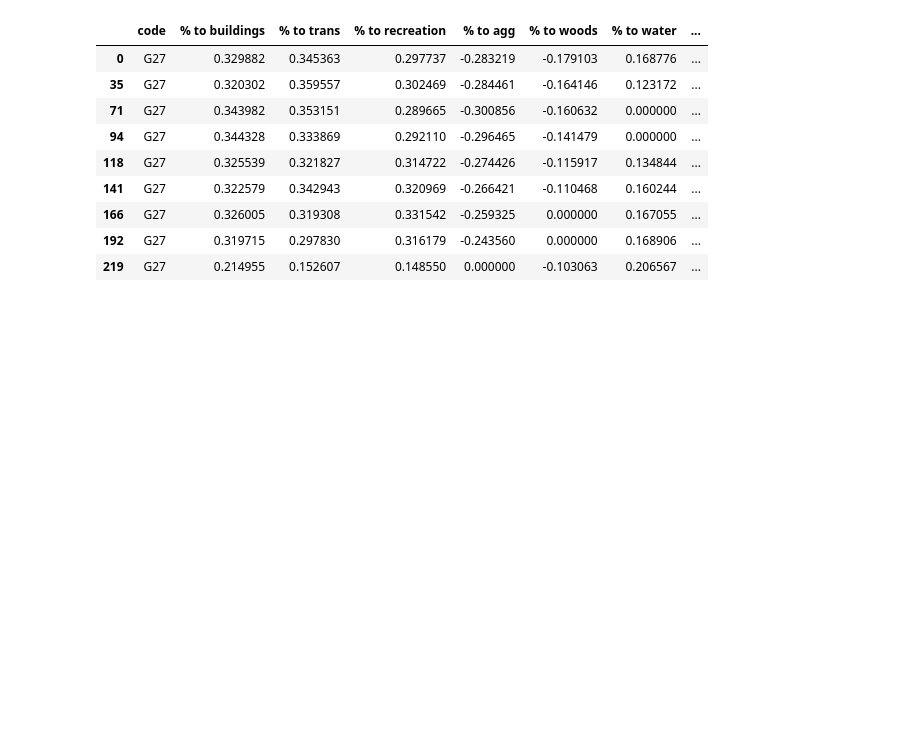
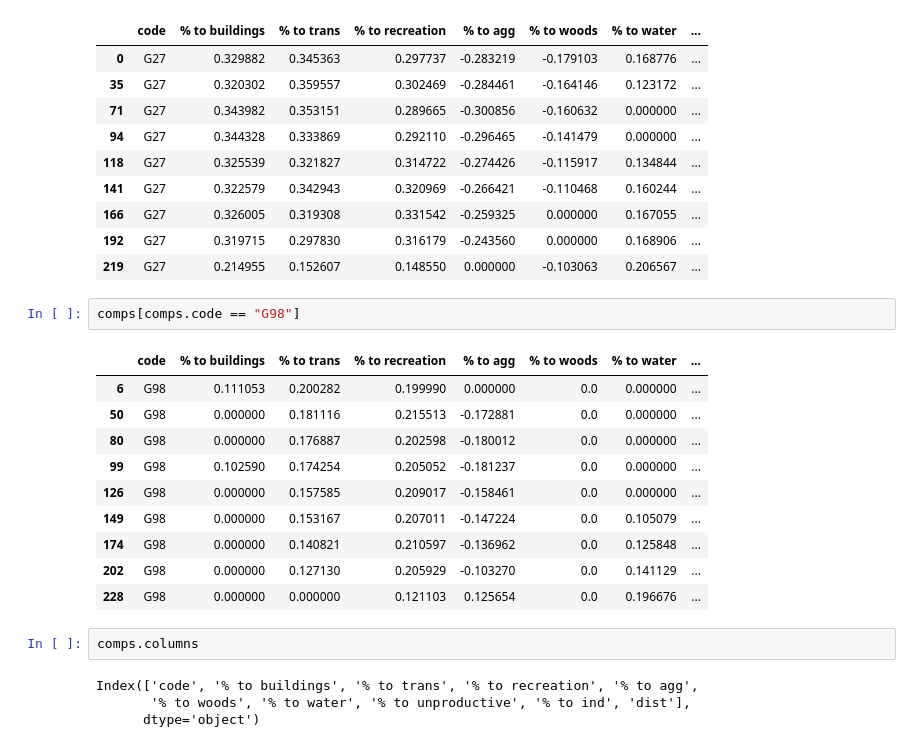
Before and after one commit to hammerdirt-analyst/landuse, a Jupyter notebook: land_use_1500_10000.ipynb, the cells around one changed output. Cells and saved outputs as stored; diff of their text form; blank space fills up the shorter version.

```diff
--- a/land_use_1500_10000.ipynb
+++ b/land_use_1500_10000.ipynb
@@ -935,3 +940,22 @@ comps[comps.code == "G27"]
 | 166 | G27 | 0.326005 | 0.319308 | 0.331542 | -0.259325 | 0.000000 | 0.167055 | ... |
 | 192 | G27 | 0.319715 | 0.297830 | 0.316179 | -0.243560 | 0.000000 | 0.168906 | ... |
 | 219 | G27 | 0.214955 | 0.152607 | 0.148550 | 0.000000 | -0.103063 | 0.206567 | ... |
+# %%
+comps[comps.code == "G98"]
+# %% [output]
+|  | code | % to buildings | % to trans | % to recreation | % to agg | % to woods | % to water | ... |
+| 6 | G98 | 0.111053 | 0.200282 | 0.199990 | 0.000000 | 0.0 | 0.000000 | ... |
+| 50 | G98 | 0.000000 | 0.181116 | 0.215513 | -0.172881 | 0.0 | 0.000000 | ... |
+| 80 | G98 | 0.000000 | 0.176887 | 0.202598 | -0.180012 | 0.0 | 0.000000 | ... |
+| 99 | G98 | 0.102590 | 0.174254 | 0.205052 | -0.181237 | 0.0 | 0.000000 | ... |
+| 126 | G98 | 0.000000 | 0.157585 | 0.209017 | -0.158461 | 0.0 | 0.000000 | ... |
+| 149 | G98 | 0.000000 | 0.153167 | 0.207011 | -0.147224 | 0.0 | 0.105079 | ... |
+| 174 | G98 | 0.000000 | 0.140821 | 0.210597 | -0.136962 | 0.0 | 0.125848 | ... |
+| 202 | G98 | 0.000000 | 0.127130 | 0.205929 | -0.103270 | 0.0 | 0.141129 | ... |
+| 228 | G98 | 0.000000 | 0.000000 | 0.121103 | 0.125654 | 0.0 | 0.196676 | ... |
+# %%
+comps.columns
+# %% [output]
+Index(['code', '% to buildings', '% to trans', '% to recreation', '% to agg',
+       '% to woods', '% to water', '% to unproductive', '% to ind', 'dist'],
+      dtype='object')
```
Also changed, not shown: parts of 6 cells of this notebook.
